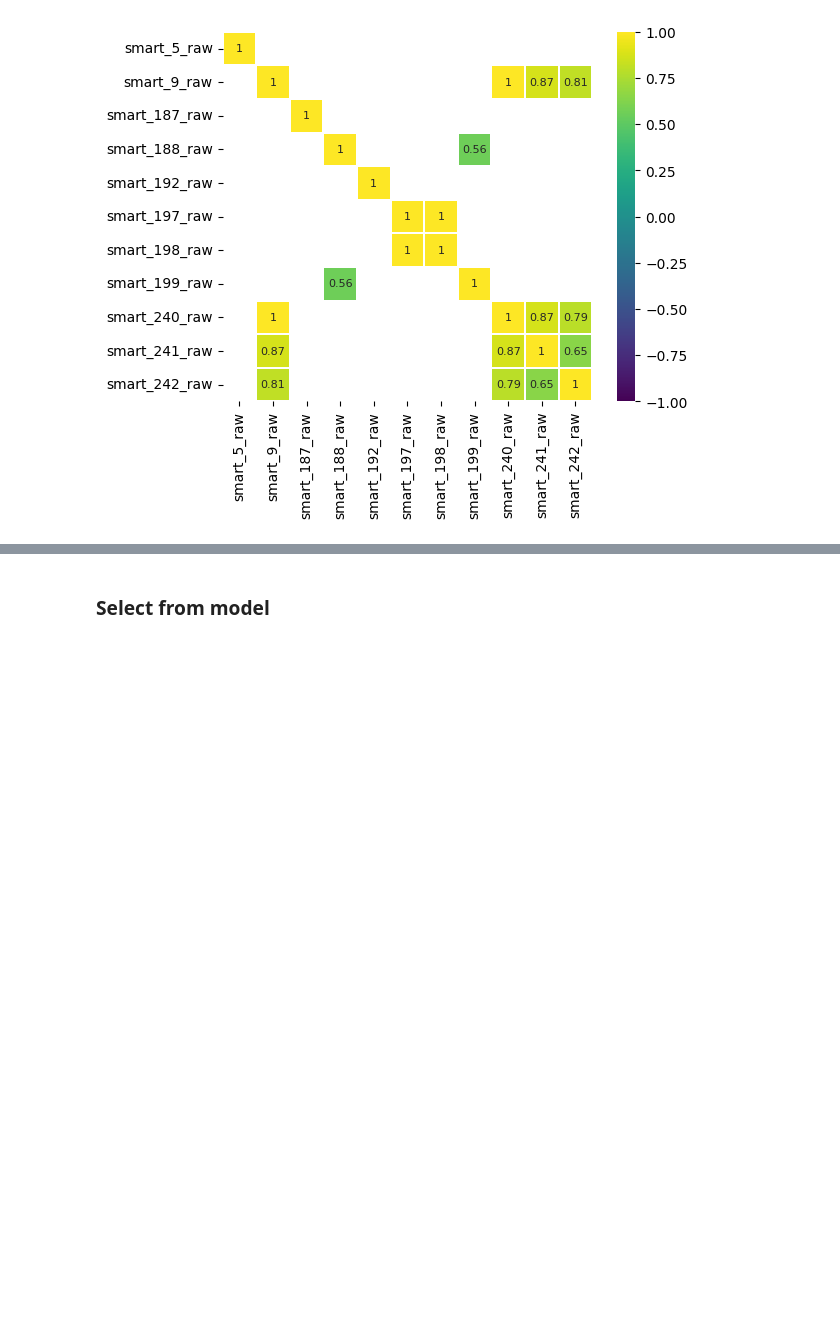
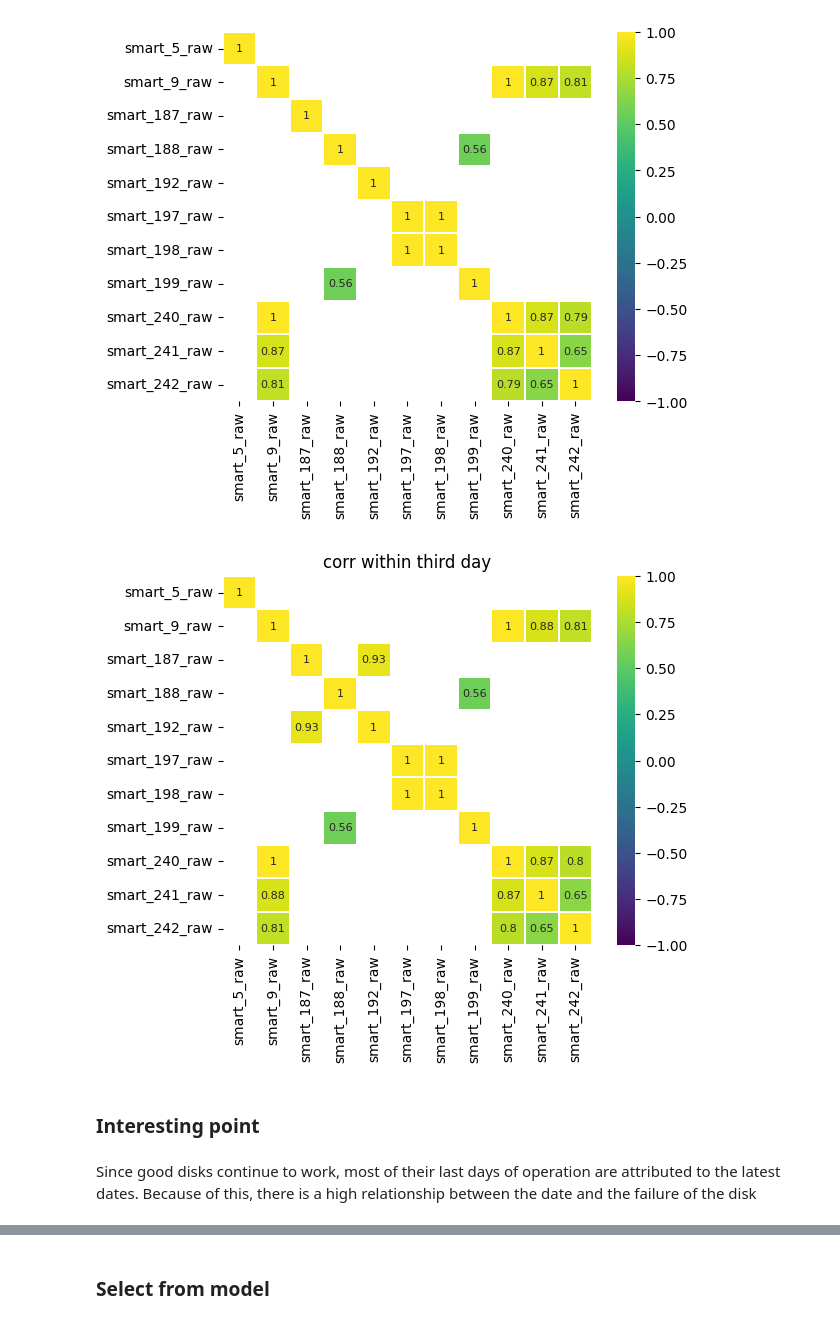
Before and after one commit to ExtremCode/hhd_failure_prediction, a Jupyter notebook: eda.ipynb, the cells around one changed output, grey strips where cells are left out. Saved outputs shown, nothing was run; the diff lists cells and outputs as text; code cells hidden in the pictures; blank space fills up the shorter version.

```diff
--- a/eda.ipynb
+++ b/eda.ipynb
@@ -205,0 +198,3 @@ df.shape
+# %%
+print(df.shape[0] - df.drop_duplicates(ignore_index=True).shape[0], df.shape)
+df = df.drop_duplicates()
@@ -267,5 +264,3 @@ df_num_days.query("cnt_days < 41").shape[0]
 # %%
 df_sorted = df[df.serial_number.isin(ser_nums)].sort_values(["serial_number", "date"], ascending=[True, True])
-df_last_days = df_sorted.groupby("serial_number").tail(41)
-fail_models = df_last_days[df_last_days.failure == 1].serial_number.to_list()
-df_last_days.failure = df_last_days.failure.mask(df_last_days.serial_number.isin(fail_models), 1)
+df_last_days = df_sorted.groupby("serial_number").tail(44)
@@ -677,8 +815,11 @@ def TrainValTestSplit(
             (x_train, x_test, y_train, y_test)
     """
     if y_data is None:
-        df_good = df.loc[df.failure == 0]
-        df_bad = df.loc[df.failure == 1]
+        fail_models = set(df[df.failure == 1].serial_number)
+        good_models = set(df.serial_number).difference(fail_models)
+
+        df_good = df.loc[df.serial_number.isin(good_models)]
+        df_bad = df.loc[df.serial_number.isin(fail_models)]
 
         df_good = df_good.sort_index()
         df_bad = df_bad.sort_index()
@@ -699,6 +840,7 @@ def TrainValTestSplit(
     x_train_bad, x_test_bad, y_train_bad, y_test_bad = train_test_split(
         df_bad, bad_y, train_size=0.8, shuffle=False
     )
+
     if y_data is None:
         x_train_good, x_val_good, y_train_good, y_val_good = train_test_split(
             x_train_good, y_train_good, test_size=0.25, shuffle=False
@@ -1457,6 +1723,23 @@ sns.heatmap(
 # %% [output]
 <Axes: >
 [figure]
+# %%
+correlated = x_train[
+    [
+        'smart_5_raw', 'smart_9_raw', 'smart_187_raw', 'smart_188_raw',
+        'smart_192_raw', 'smart_197_raw', 'smart_198_raw', 'smart_199_raw',
+        'smart_240_raw', 'smart_241_raw', 'smart_242_raw'
+    ]
+].loc[3].corr()
+sns.heatmap(
+    correlated[(correlated > 0.5) | (correlated <= -0.5)],
+    cmap='viridis', vmax=1.0, vmin=-1.0, linewidths=0.1,
+    annot=True, annot_kws={"size": 8}, square=True
+)
+plt.title("corr within third day")
+plt.show()
+# %% [output]
+[figure, added]
 # %%
 stats_feat_sel = [
     col for col in stats_feat_sel if not col.startswith("smart_240_raw") and \
@@ -1466,3 +1749,7 @@ paper_feat_sel = [
     col for col in paper_feat_sel if not col.startswith("smart_240_raw") and \
         not col.startswith("smart_198_raw")
 ]
+# %% [markdown]
+### Interesting point
+# %% [markdown]
+Since good disks continue to work, most of their last days of operation are attributed to the latest dates. Because of this, there is a high relationship between the date and the failure of the disk
```
Also changed, not shown: parts of 56 cells of this notebook, 1 other file.
